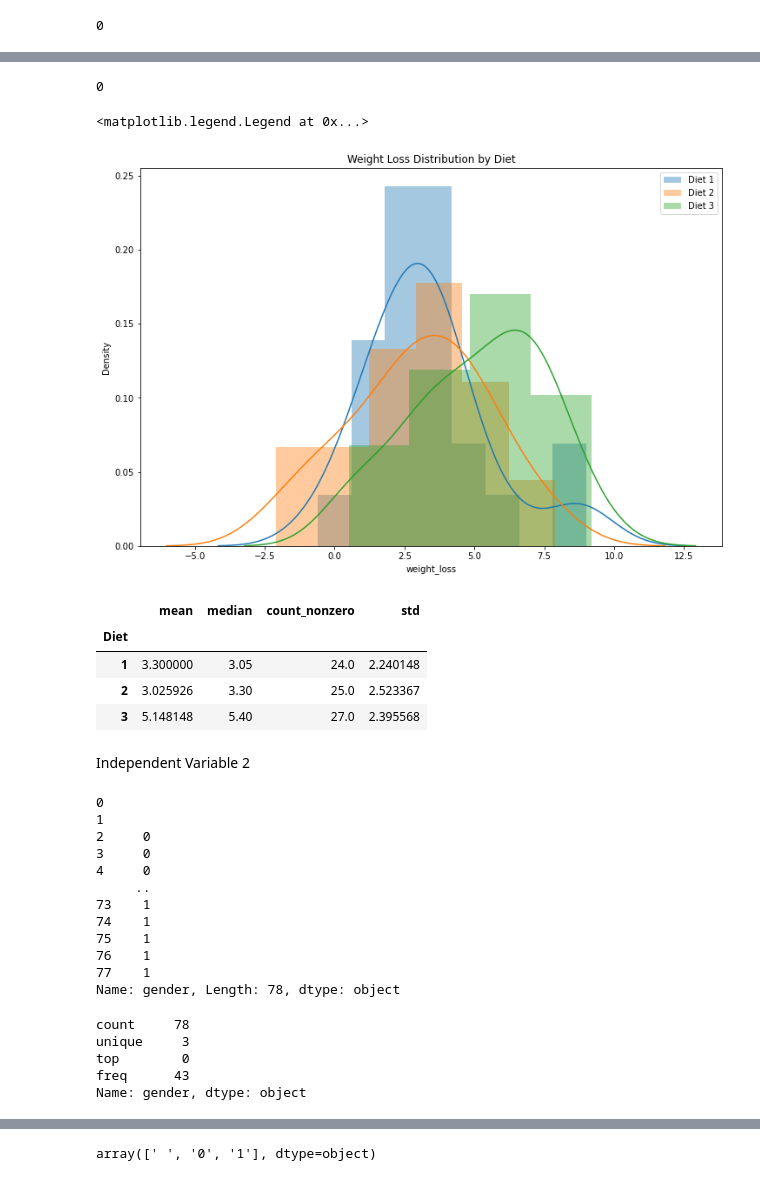
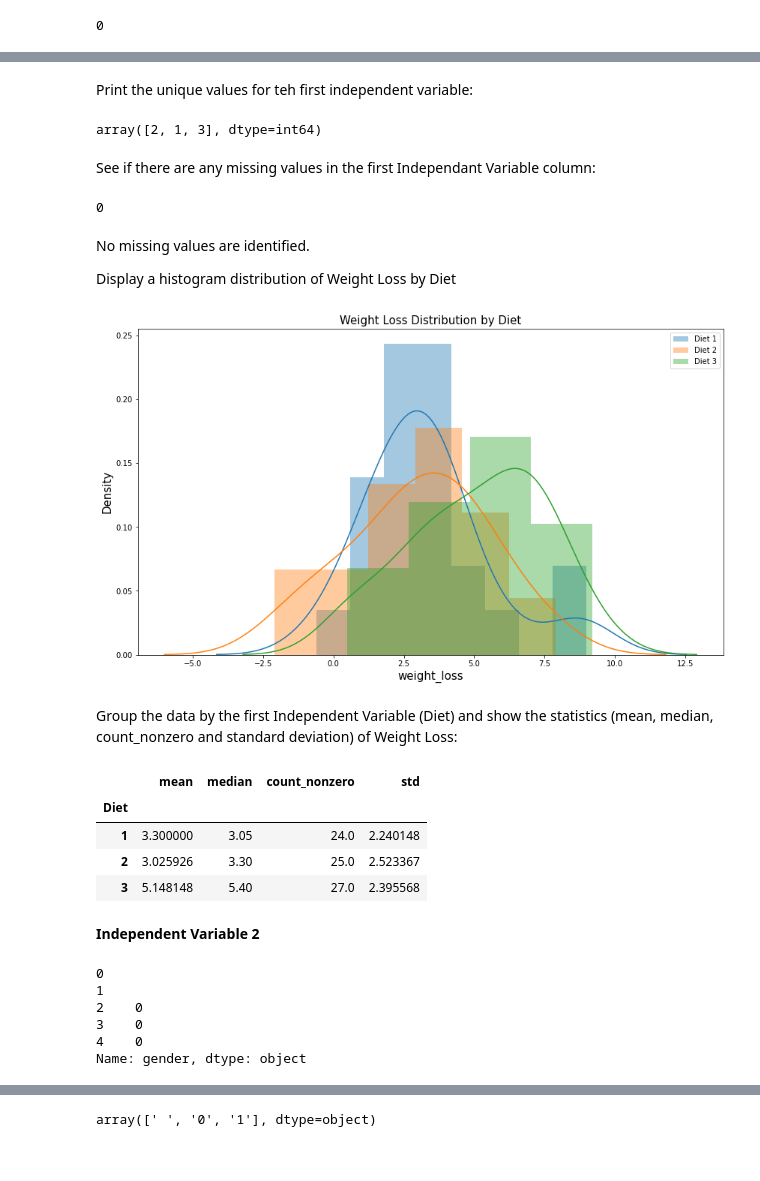
Before and after one commit to SharonNicG/52954-Machine-Learning-and-Statistics, a Jupyter notebook: scipy-stats.ipynb, the cells around one changed output, grey strips where cells are left out. Cells and saved outputs as stored; diff of their text form; code cells hidden in the pictures.

Commit message:
Added text, comments, images and references to the scipy.stats notebook

```diff
--- a/scipy-stats.ipynb
+++ b/scipy-stats.ipynb
@@ -159 +260,10 @@ array([2, 1, 3], dtype=int64)
+# %% [markdown]
+Print the unique values for teh first independent variable:
+# %%
+# use unique() function to displauy the number of unique values
+independent_1.unique()
+# %% [output]
+array([2, 1, 3], dtype=int64)
+# %% [markdown]
+See if there are any missing values in the first Independant Variable column:
 # %%
@@ -161,16 +272,33 @@ array([2, 1, 3], dtype=int64)
 independent_1.isnull().sum()
 # %% [output]
 0
+# %% [markdown]
+No missing values are identified.
+
+Display a histogram distribution of Weight Loss by Diet
 # %%
-f, ax = plt.subplots(figsize=(12,8))
+# set the size of the subplots figure
+f, ax = plt.subplots(figsize=(14,8))
+# display the distplot for Diet 1
 sns.distplot(df[independent_1 == 1].weight_loss, ax=ax, label='Diet 1')
+# display the distplot for Diet 2
 sns.distplot(df[independent_1 == 2].weight_loss, ax=ax, label='Diet 2')
+# display the distplot for Diet 13
 sns.distplot(df[independent_1 == 3].weight_loss, ax=ax, label='Diet 3')
-plt.title('Weight Loss Distribution by Diet')
+# set the title of the figure
+plt.title('Weight Loss Distribution by Diet', fontsize = 15)
+# set the y label of the image
+plt.ylabel('Density' , fontsize = 15)
+# set the x label of the image
+plt.xlabel('weight_loss' , fontsize = 15)
+# show the legend of the figure
 plt.legend()
+# show the graph
+plt.show()
 # %% [output]
-<matplotlib.legend.Legend at 0x...>
-[figure, old version]
+[figure, new version]
+# %% [markdown]
+Group the data by the first Independent Variable (Diet) and show the statistics (mean, median, count_nonzero and standard deviation) of Weight Loss:
 # %%
 df.groupby(independent_1).agg([np.mean, np.median, np.count_nonzero, np.std]).weight_loss
 # %% [output]
@@ -180,29 +308,16 @@ df.groupby(independent_1).agg([np.mean, np.median, np.count_nonzero, np.std]).we
 | 2 | 3.025926 | 3.30 | 25.0 | 2.523367 |
 | 3 | 5.148148 | 5.40 | 27.0 | 2.395568 |
 # %% [markdown]
-Independent Variable 2
+**Independent Variable 2**
 # %%
 # Independent Variable
 independent_2 = df['gender']
-independent_2
+# use head function to display the first five rows
+independent_2.head()
 # %% [output]
 0
 1
-2     0
-3     0
-4     0
-     ..
-73    1
-74    1
-75    1
-76    1
-77    1
-Name: gender, Length: 78, dtype: object
+2    0
+3    0
+4    0
+Name: gender, dtype: object
-# %%
-independent_2.describe()
-# %% [output]
-count     78
-unique     3
-top        0
-freq      43
-Name: gender, dtype: object
```
Also changed, not shown: parts of 54 cells of this notebook, 5 other files.
